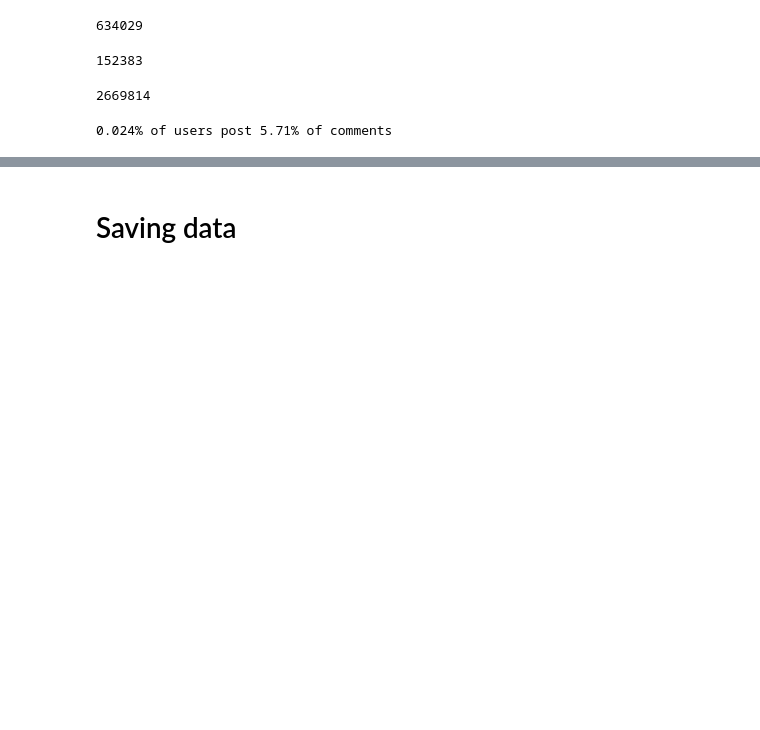
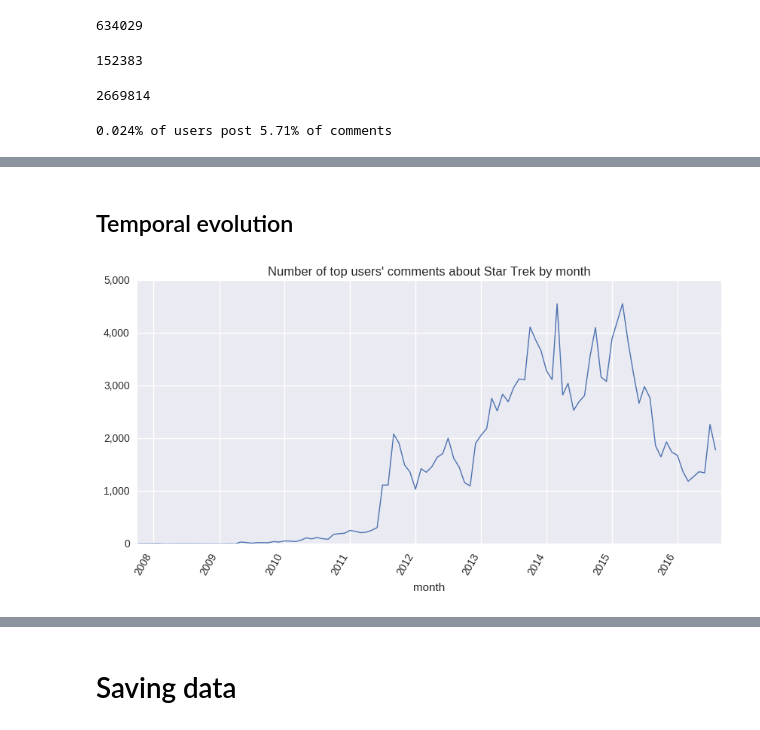
Before and after one commit to mavillard/nandi, a Jupyter notebook: reddit_10_network-4.ipynb, the cells around one changed output, grey strips where cells are left out. Cells and saved outputs as stored; diff of their text form; code cells hidden in the pictures; blank space fills up the shorter version.

Commit message:
Top users done

```diff
--- a/reddit_10_network-4.ipynb
+++ b/reddit_10_network-4.ipynb
@@ -144,0 +147,2 @@ Calcular graficas, histogramas y sentiment analysis de top_reddit_df
+# %% [markdown]
+## Temporal evolution
@@ -144,0 +151,2 @@ Calcular graficas, histogramas y sentiment analysis de top_reddit_df
+# %%
+top_reddit_by_month = top_reddit_df.groupby('month')['id'].count()
@@ -144,0 +158,12 @@ Calcular graficas, histogramas y sentiment analysis de top_reddit_df
+# %%
+ax = top_reddit_by_month.plot(
+    figsize=(10,5),
+    xlim=('2007-10-01', '2016-08-31'),
+#     xticks=top_reddit_by_month.index,
+    rot=60,
+    title='Number of top users\' comments about Star Trek by month',
+)
+formatter = matplotlib.ticker.FuncFormatter(lambda x, p: format(int(x), ','))
+ax.get_yaxis().set_major_formatter(formatter)
+# %% [output]
+[figure, added]
```
Also changed, not shown: parts of 21 cells of this notebook, 1 other file.
